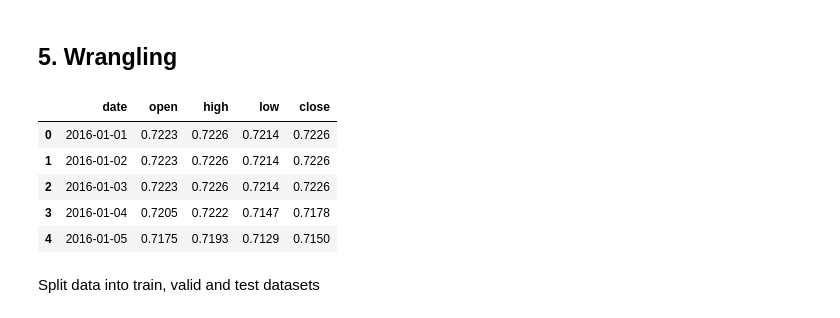
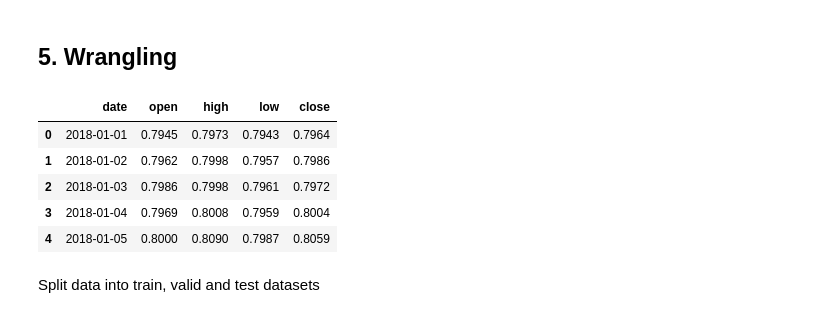
Before and after one commit to flizhou/CAD_USD_exchange_rate_predictor, a Jupyter notebook: scripts/eda.ipynb, the cells around one changed output. Cells and saved outputs as stored; diff of their text form; code cells hidden in the pictures.

```diff
--- a/scripts/eda.ipynb
+++ b/scripts/eda.ipynb
@@ -187,5 +183,6 @@ pd.merge(
 # %%
-sub_data.to_csv('../data/raw_data/cad_to_usd_2016-2019.csv', index=False)
+# sub_data.to_csv('../data/raw_data/cad_to_usd_2018-2019.csv', index=False)
+cad_to_usd = pd.read_csv('../data/raw_data/cad_to_usd_2018-2019.csv')
 # %% [markdown]
 ## 3. Explore the dataset
 # %% [markdown]
@@ -193,15 +190,14 @@ sub_data.to_csv('../data/raw_data/cad_to_usd_2016-2019.csv', index=False)
 # %% [markdown]
 ## 5. Wrangling
 # %%
-cad_to_usd = pd.read_csv('../data/raw_data/cad_to_usd_2016-2019.csv')
 # data imputation with last observation carried over
-cad_to_usd = cad_to_usd.fillna(method='ffill')
-
+cad_to_usd = cad_to_usd.fillna(method='ffill').dropna()
+# cad_to_usd = cad_to_usd.set_index('date')
 cad_to_usd.head()
 # %% [output]
 |  | date | open | high | low | close |
-| 0 | 2016-01-01 | 0.7223 | 0.7226 | 0.7214 | 0.7226 |
-| 1 | 2016-01-02 | 0.7223 | 0.7226 | 0.7214 | 0.7226 |
-| 2 | 2016-01-03 | 0.7223 | 0.7226 | 0.7214 | 0.7226 |
-| 3 | 2016-01-04 | 0.7205 | 0.7222 | 0.7147 | 0.7178 |
-| 4 | 2016-01-05 | 0.7175 | 0.7193 | 0.7129 | 0.7150 |
+| 0 | 2018-01-01 | 0.7945 | 0.7973 | 0.7943 | 0.7964 |
+| 1 | 2018-01-02 | 0.7962 | 0.7998 | 0.7957 | 0.7986 |
+| 2 | 2018-01-03 | 0.7986 | 0.7998 | 0.7961 | 0.7972 |
+| 3 | 2018-01-04 | 0.7969 | 0.8008 | 0.7959 | 0.8004 |
+| 4 | 2018-01-05 | 0.8000 | 0.8090 | 0.7987 | 0.8059 |
```
Also changed, not shown: parts of 16 cells of this notebook, 1 other file.
